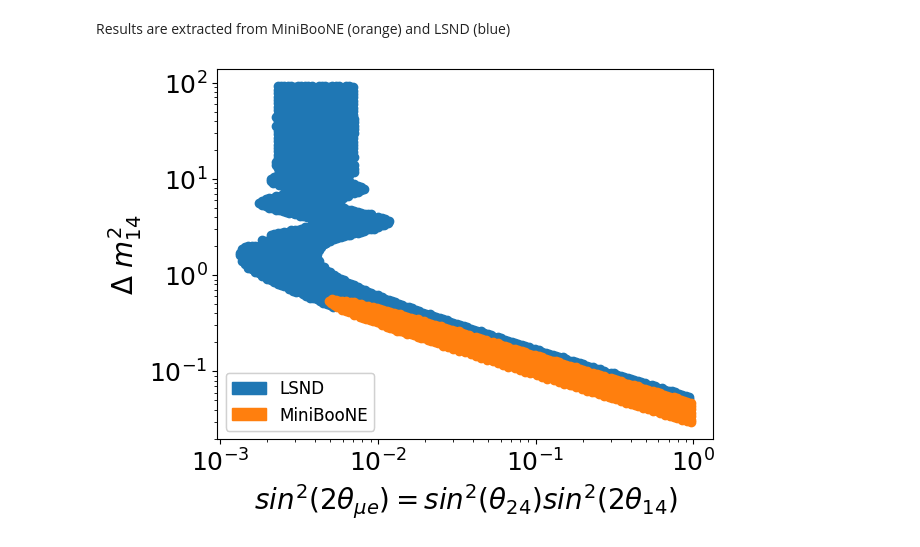
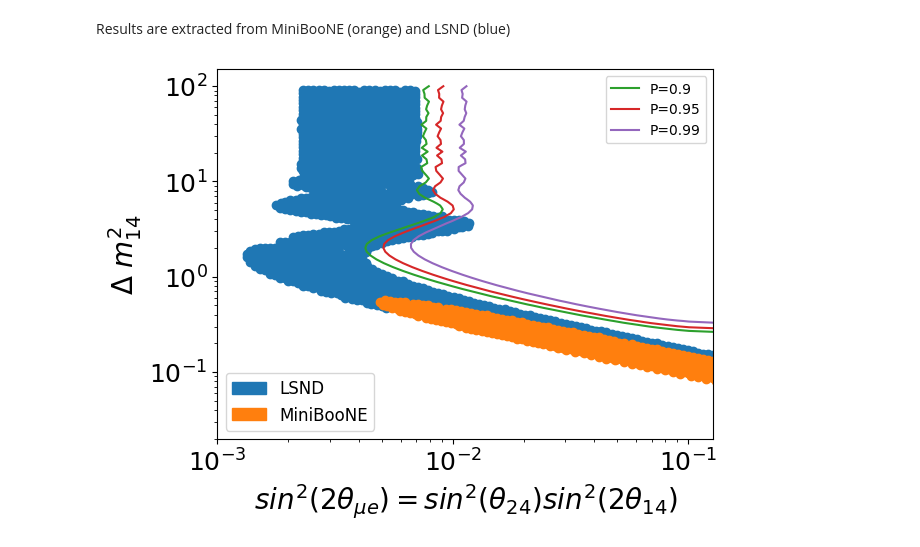
Before and after one commit to fredrikshaw/UOMLabs, a Jupyter notebook: MainAnalysis_template.ipynb, the cells around one changed output. Drawn from its saved outputs; the diff is of its cells as text; code cells hidden in the pictures.

```diff
--- a/MainAnalysis_template.ipynb
+++ b/MainAnalysis_template.ipynb
@@ -646,7 +660,7 @@ def chi_from_params(test_data, data_heights, dm21, sin2theta, reduced=False):
     MC_heights, _ = np.histogram(test_data['trk_energy_tot'], bins=23, weights=np.array(test_data['weight']) * probabilities)
 
     chi = chi2(MC_heights, data_heights, MC_heights * 0.15, reduced=reduced)
-    if dm21<0 or dm21>50 or sin2theta<0 or sin2theta>1:
+    if dm21<0  or sin2theta<0 or sin2theta>1:
         return 1e8
     return chi
 # %%
@@ -683,15 +697,15 @@ def find_min_chi(test_data, data_heights, constants):
     '''
     import scipy.optimize as opt
     def chi_temp(a):
-        return chi_from_params(test_data, data_heights, a[0], a[1])
+        return chi_from_params(test_data, data_heights, a[1], a[0])
     minimum = opt.fmin(chi_temp, constants, disp=True, maxiter=100)
     return minimum
 
-osc_min_chi_vals = find_min_chi(MC_EXT_CUT, oscillated_data_heights, [12, 0.5])
+osc_min_chi_vals = find_min_chi(MC_EXT_CUT, oscillated_data_heights, [0.5, 12])
 print(osc_min_chi_vals)
-osc_min_chi = chi_from_params(MC_EXT_CUT, oscillated_data_heights, osc_min_chi_vals[0], osc_min_chi_vals[1])
+osc_min_chi = chi_from_params(MC_EXT_CUT, oscillated_data_heights, osc_min_chi_vals[1], osc_min_chi_vals[0])
 print(osc_min_chi)
-red_osc_min_chi = chi_from_params(MC_EXT_CUT, oscillated_data_heights, osc_min_chi_vals[0], osc_min_chi_vals[1], reduced=False)
+red_osc_min_chi = chi_from_params(MC_EXT_CUT, oscillated_data_heights, osc_min_chi_vals[1], osc_min_chi_vals[0], reduced=False)
 print(red_osc_min_chi)
 # %% [output]
 Optimization terminated successfully.
@@ -799,11 +840,11 @@ plt.show()
 Apply your above defined functions, and represent your result with matplotlib's contour and fcontour.
 # %%
 # oscillate MC wrt to true data
-min_chi_vals = find_min_chi(MC_EXT_CUT, data_frame_heights, [5, 0.02])
+min_chi_vals = find_min_chi(MC_EXT_CUT, data_frame_heights, [0.02, 5])
 print(min_chi_vals)
-min_chi = chi_from_params(MC_EXT_CUT, data_frame_heights, min_chi_vals[0], min_chi_vals[1])
+min_chi = chi_from_params(MC_EXT_CUT, data_frame_heights, min_chi_vals[1], min_chi_vals[0])
 print("Chi squared: " + str(min_chi))
-min_red_chi = chi_from_params(MC_EXT_CUT, data_frame_heights, min_chi_vals[0], min_chi_vals[1], reduced=True)
+min_red_chi = chi_from_params(MC_EXT_CUT, data_frame_heights, min_chi_vals[1], min_chi_vals[0], reduced=True)
 print('Reduced Chi squared: ' + str(min_red_chi))
 # %% [output]
 Optimization terminated successfully.
@@ -837,3 +894,11 @@ Determine confidence levels, and find the parameter values that correspond to th
 # Exercise 13/14: 3+1 Framework Neutrino disappearance.
 # %%
 # Produce your new oscillation parameter, which should be sin^2(2*theta_ue)
+# contourf application
+fig = plt.figure()
+ax = fig.subplots()
+ax, cp, contours = plot_chi(MC_EXT_CUT, data_frame_heights, min_chi_vals, min_chi, ax,
+                            return_contours=True, sigma_err=False, sterile_approx=True, log_axes=True,
+                            override_lims=[np.logspace(-2, 0, 100), np.logspace(-2, 2, 100)])
+fig.colorbar(cp, format='%.e', ticks=ticker.LogLocator(base=10))
+plt.show()
@@ -844,25 +913,29 @@ Results are extracted from MiniBooNE (orange) and LSND (blue)
 # %%
 # Load data
 LSND_data = pd.read_csv('./data/DataSet_LSND.csv').to_numpy()
 MiniBooNE_data = pd.read_csv('./data/DataSet_MiniBooNE.csv').to_numpy()
 
 # Plot data
+plt.xlim(left=0.001, right=0.128)
 plt.plot(LSND_data[:,0],LSND_data[:,1],'o')
 plt.plot(MiniBooNE_data[:,0],MiniBooNE_data[:,1],'o')
 
 # Producing MiniBooNE/LSND legend
 LSND_path = mpatches.Patch(color='tab:blue', label = 'LSND')
 MINI_path = mpatches.Patch(color='tab:orange', label = 'MiniBooNE')
 first_legend = plt.legend(handles=[LSND_path, MINI_path], loc = 'lower left', fontsize = 12)
 plt.gca().add_artist(first_legend)
 
+for name, vals in contours.items():
+    plt.plot(vals[:,0], vals[:,1], label=f'P={name}')
 
+plt.legend()
 plt.xlabel(r'$sin^2(2\theta_{\mu e})=sin^2(\theta_{24})sin^2(2\theta_{14})$',fontsize=20)
 plt.ylabel(r'$\Delta$ $m_{14}^2$',fontsize=20)
 plt.xticks(fontsize=18)
 plt.yticks(fontsize=18)
 plt.yscale('log')
 plt.xscale('log')
 plt.show()
 # %% [output]
-[figure, old version]
+[figure, new version]
```
Also changed, not shown: parts of 24 cells of this notebook.
